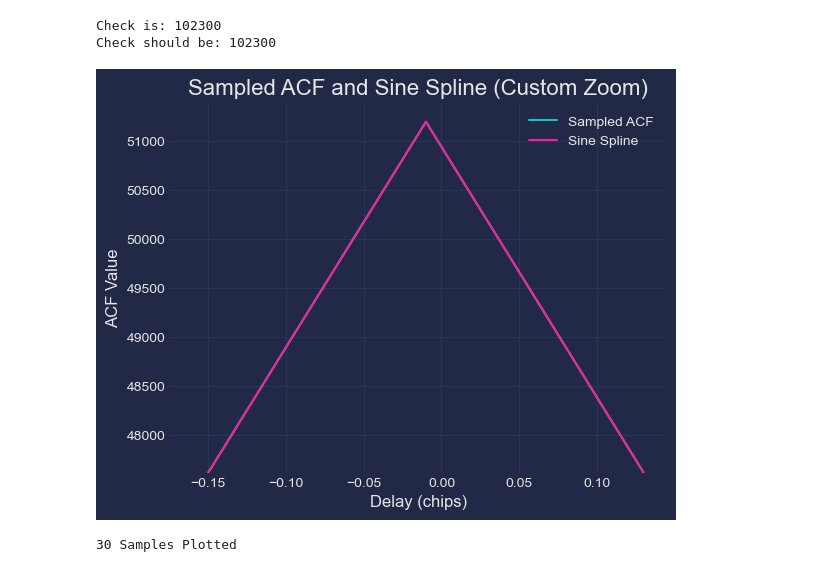
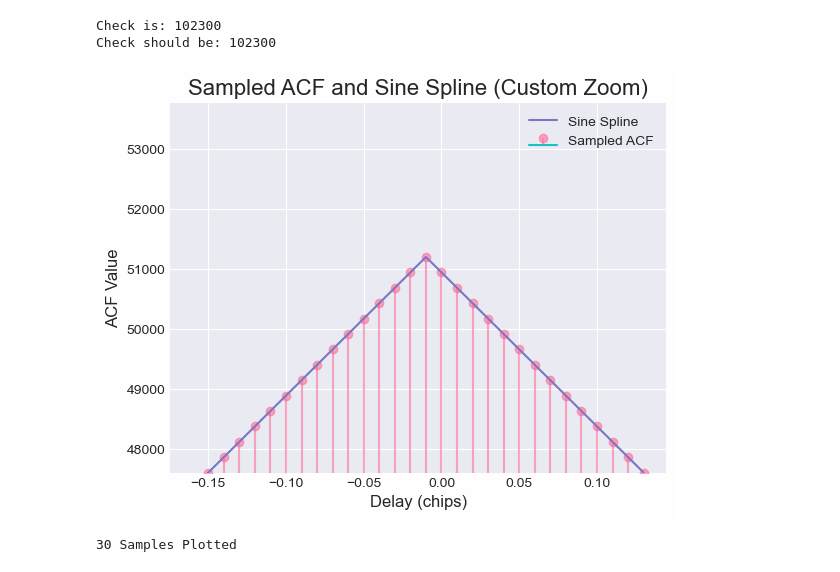
Before and after one commit to lbednarz/Coasing-Problem, a Jupyter notebook: acf_sampling.ipynb, the cells around one changed output. Cells and saved outputs as stored; diff of their text form; code cells hidden in the pictures.

```diff
--- a/acf_sampling.ipynb
+++ b/acf_sampling.ipynb
@@ -65,7 +65,7 @@ np.save('sampled_ACF.npy', sampled_ACF)
 loaded_sampled_ACF = np.load('sampled_ACF.npy')
 
 # Apply the style guide
-plt.style.use('https://github.com/dhaitz/matplotlib-stylesheets/raw/master/pitayasmoothie-dark.mplstyle')
+plt.style.use('https://github.com/dhaitz/matplotlib-stylesheets/raw/master/pitayasmoothie-light.mplstyle')
 
 plot_acf(sampled_ACF, sampling_rate, 250)
 # %% [output]
@@ -86,8 +86,6 @@ Check is: 102300
 Check should be: 102300
 # %%
 from scipy.interpolate import UnivariateSpline
-
-plt.style.use('https://github.com/dhaitz/matplotlib-stylesheets/raw/master/pitayasmoothie-dark.mplstyle')
 
 # apply a sine spline to the sampled region around the ACF peak to show sampling effect
 
@@ -108,36 +106,36 @@ def plot_acf_with_custom_zoom(sampled_ACF, peak_index, num_points_around_peak, s
     #  Set y-axis lower limit to the value of the last data point
     fig, ax = plt.subplots()  # Create a subplot
 
-    ax.plot(delays_in_chips, ACF_region, label='Sampled ACF')  # White line for ACF
+    ax.stem(delays_in_chips, ACF_region, linefmt='C1-', label='Sampled ACF')  # White line for ACF
     ax.plot(delays_in_chips, spline(acf_range), label='Sine Spline')  # Red line for spline
 
     # Set y-axis lower limit to the value of the last data point
     ax.set_ylim(bottom=ACF_region[-1])
 
     ax.set_xlabel('Delay (chips)', fontsize=12)  # Set x-axis label color and font size
     ax.set_ylabel('ACF Value', fontsize=12)  # Set y-axis label color and font size
     ax.set_title('Sampled ACF and Sine Spline (Custom Zoom)', fontsize=16)  # Set title color and font size
     ax.legend(fontsize=10, loc='upper right')  # Set legend font size and location
 
     # # Set grid color to darker gray and use dashed lines
     # ax.grid(True, color='dimgray', linestyle='--')
 
     # Set the color of the tick labels on the axes to white
     ax.tick_params(axis='x', labelsize=10)
     ax.tick_params(axis='y', labelsize=10)
 
     plt.show()
 
     print("%i Samples Plotted" % len(delays_in_chips))
 
 # Assuming you have 'sampled_ACF', 'spline', 'peak_index' from previous steps
 peak_index = np.argmax(np.abs(sampled_ACF))
 num_points_around_peak = 30  # Adjust the number of points as desired
 
 # Apply the style guide
-plt.style.use('https://github.com/dhaitz/matplotlib-stylesheets/raw/master/pitayasmoothie-dark.mplstyle')
+plt.style.use('https://github.com/dhaitz/matplotlib-stylesheets/raw/master/pitayasmoothie-light.mplstyle')
 
 plot_acf_with_custom_zoom(sampled_ACF, peak_index, num_points_around_peak, samples_per_chip)
 # %% [output]
-[figure, old version]
+[figure, new version]
 30 Samples Plotted
```
Also changed, not shown: parts of 1 cell of this notebook.
